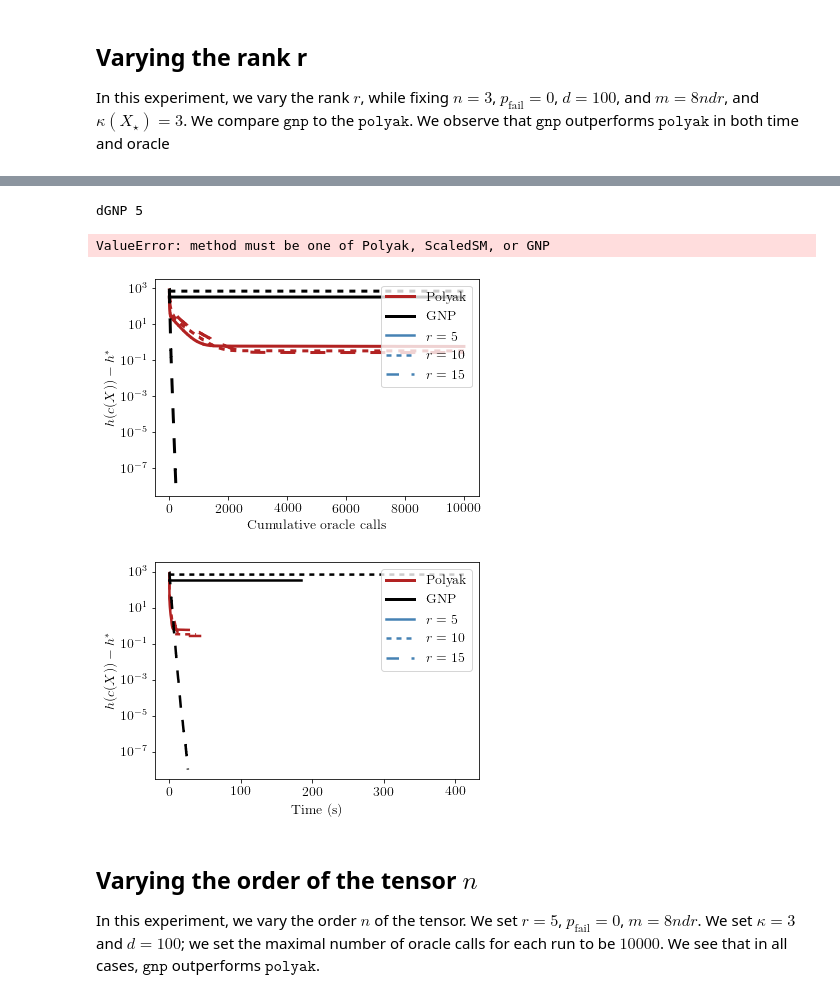
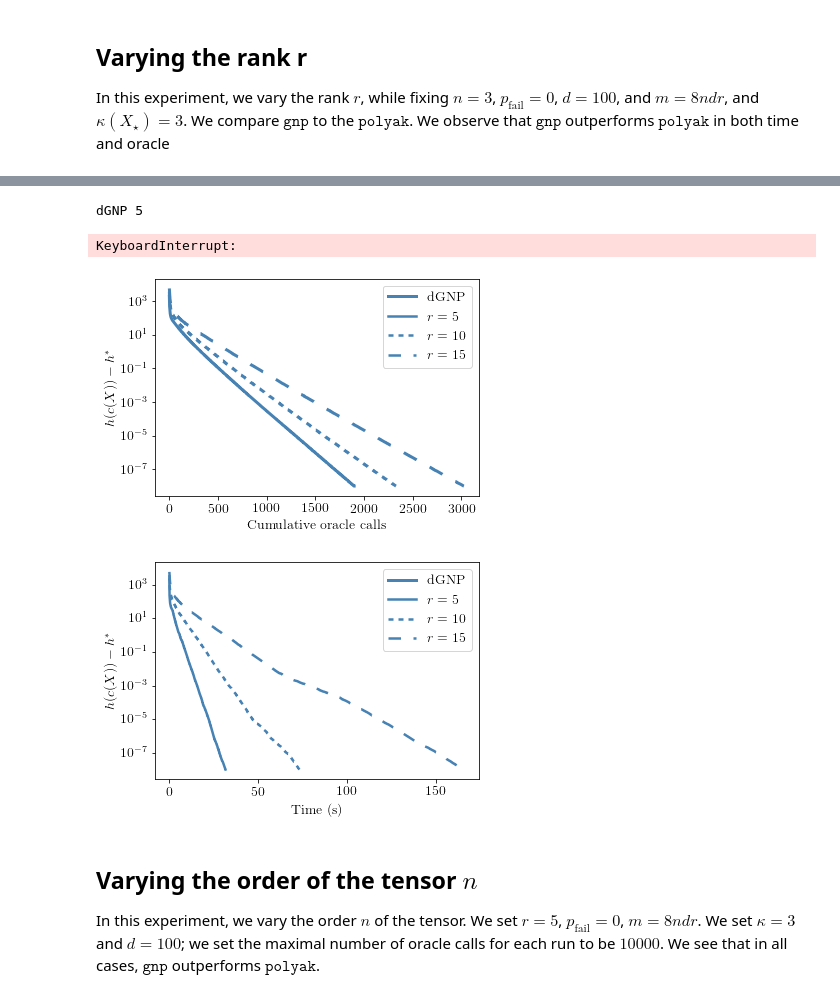
Before and after one commit to taotolojiang/GaussNewtonPolyak.py, a Jupyter notebook: GNP_overspecified_experiments.ipynb, the cells around one changed output, grey strips where cells are left out. Drawn from its saved outputs; the diff is of its cells as text; code cells hidden in the pictures.

```diff
--- a/GNP_overspecified_experiments.ipynb
+++ b/GNP_overspecified_experiments.ipynb
@@ -28,19 +35,18 @@ import problems_overspecified as problems
 # import problems as problems
 import time
 # %%
-d = 20
+d = 100
 # r = 1
 n = 3
 delta = 1e-1
 pfail = 0
 LSMR_tol = 1e-30
-nb_iters = 10000
+nb_iters = 2000
 nb_restarts=1
 tol = 1e-8
 cond_num = 3
 # cond_nums = [1, 10, 100]
 # ns = [2, 4, 8]
-# methods = ["Polyak", "GNP",  "dGNP"]
 methods = ["dGNP"]
 # pfails = [.25, .4]
 rs = [5, 10, 15]
@@ -88,7 +94,7 @@ for r in rs:
         rel_distance_in_range_dict[(method, r)] = rel_distance_in_range_hist
 # %% [output]
 dGNP 5
-ValueError: method must be one of Polyak, ScaledSM, or GNP
+KeyboardInterrupt:
 # %%
 plt.rcParams.update({
     "text.usetex": True,
@@ -96,7 +102,7 @@ plt.rcParams.update({
 })
 plt.rcParams.update({'font.size': 14})
 # make a dictionary of colors for the methods
-colors = {"Polyak": "firebrick", "ScaledSM": "firebrick", "GNP": "black"}
+colors = {"Polyak": "firebrick", "ScaledSM": "firebrick", "GNP": "black", "dGNP": "steelblue"}
 # make a dictionary of markers for the condition numbers
 markers = {1: "o", 10: "s", 100: "^"}
 # instead of markers do a different kind of dashes
@@ -127,35 +133,35 @@ for method in methods:
     labels.append(method)
 # iterate over the condition numbers
 for r in rs:
     # make a line for the condition number
     line = Line2D([0], [0], color="steelblue", dashes=dashes[r], linewidth=2.5)
     # add the line to the list of lines
     lines.append(line)
     # add the label to the list of labels
     labels.append(r"$r = " + str(r) + "$")
 plt.legend(lines, labels, loc="upper right")
 # plt.legend(loc="lower right")
 # save the figure in the figures folder with the name Experiment1_polyak_vs_gnp_oracle_calls
 plt.subplots_adjust(left=0.15)
 plt.savefig("figures/Experiment4_polyak_vs_gnp_oracle_calls.pdf")
 # provide a bit more room on the left so the label is not cut off
 plt.show()
 
 # make the legend
 for method in methods:
     for r in rs:
         losses = [loss - opt_vals[(method, r)] for loss in losses_dict[(method, r)]]
         plt.semilogy(times_dict[(method,r)], losses, color=colors[method], dashes=dashes[r], linewidth=2.5)
 plt.xlabel("Time (s)")
 plt.ylabel(r"$h(c(X)) - h^\ast$")
 plt.legend(lines,labels, loc="upper right")
 # save the figure in the figures folder with the name Experiment1_polyak_vs_gnp_time
 plt.subplots_adjust(left=0.15)
 plt.savefig("figures/Experiment4_polyak_vs_gnp_time.pdf")
 plt.show()
 # %% [output]
-[figure, old version]
+[figure, new version]
-[figure, old version]
+[figure, new version]
 # %% [markdown]
 ## Varying the order of the tensor $n$
 
```
Also changed, not shown: parts of 1 cell of this notebook, 6 other files.
